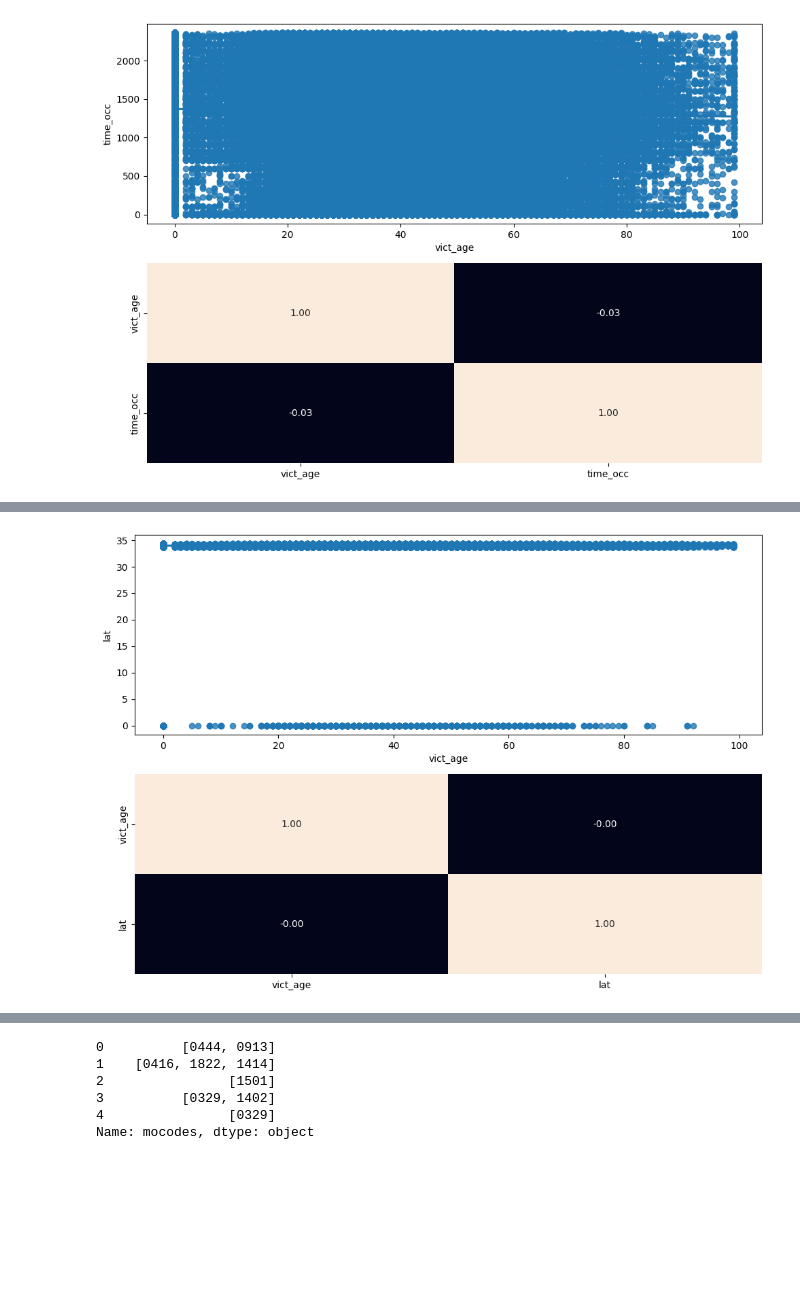
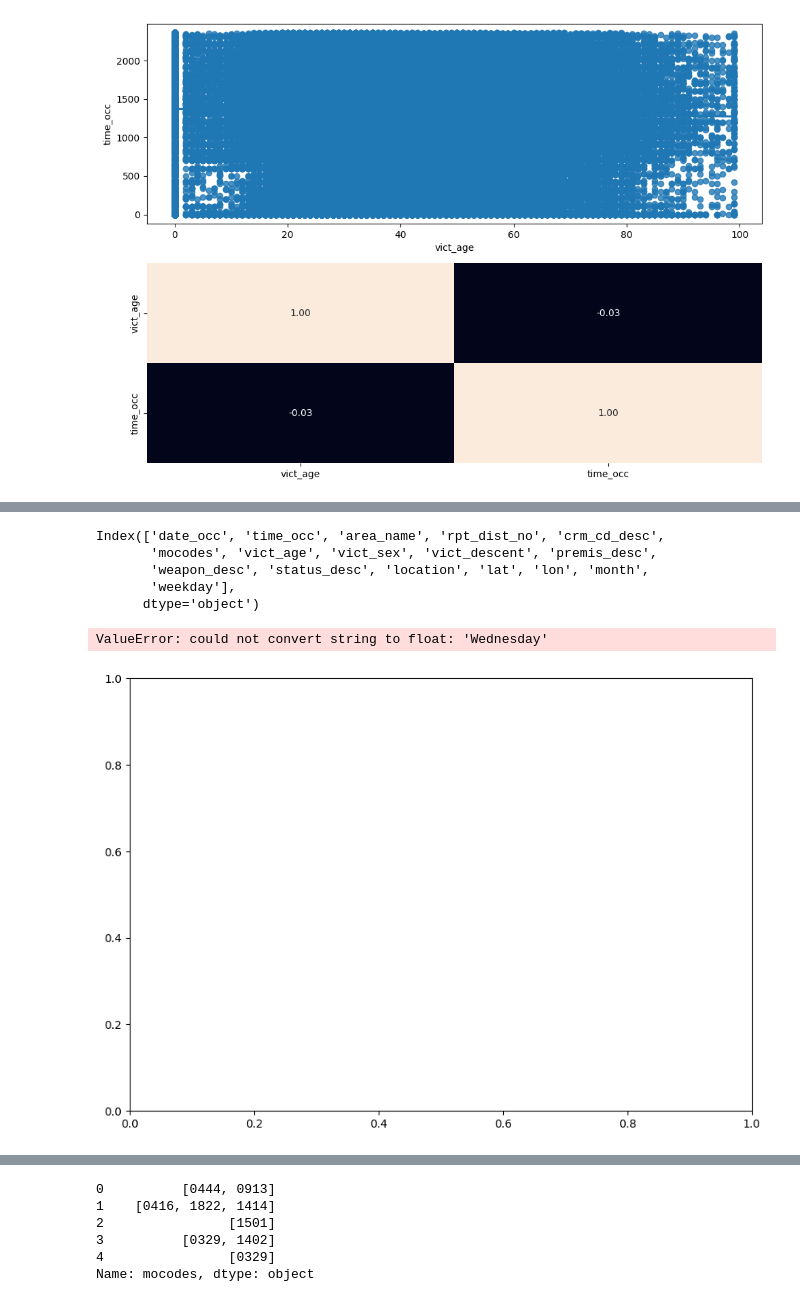
Before and after one commit to LAFG16/final_proyect_crime, a Jupyter notebook: src/04. EDA Crime Data.ipynb, the cells around one changed output, grey strips where cells are left out. Cells and saved outputs as stored; diff of their text form; code cells hidden in the pictures; blank space fills up the shorter version.

```diff
--- a/src/04. EDA Crime Data.ipynb
+++ b/src/04. EDA Crime Data.ipynb
@@ -395,0 +532,2 @@ plt.show()
+# %%
+total_data = total_data.reset_index(drop=True)
@@ -395,0 +554,5 @@ plt.show()
+# %%
+total_data["vict_sex"].fillna("X", inplace = True)
+total_data["vict_descent"].fillna("Z", inplace = True)
+# %%
+total_data.dropna(subset=["premis_desc"], inplace = True)
@@ -395,0 +579,2 @@ plt.show()
+# %%
+total_data = total_data.loc[total_data["vict_age"] > 0].copy()
@@ -396,14 +646,22 @@ plt.show()
+# %%
+total_data.columns
+# %% [output]
+Index(['date_occ', 'time_occ', 'area_name', 'rpt_dist_no', 'crm_cd_desc',
+       'mocodes', 'vict_age', 'vict_sex', 'vict_descent', 'premis_desc',
+       'weapon_desc', 'status_desc', 'location', 'lat', 'lon', 'month',
+       'weekday'],
+      dtype='object')
 # %%
-fig, axis = plt.subplots(2, figsize = (10, 7))
+fig, axis = plt.subplots(figsize = (10, 7))
 
-# Create a multiple scatter diagram
-sns.regplot(ax = axis[0], data = total_data, x = "vict_age", y = "lat")
-sns.heatmap(total_data[["vict_age", "lat"]].corr(), annot = True, fmt = ".2f", ax = axis[1], cbar = False)
+sns.heatmap(total_data[['date_occ', 'time_occ', 'area_name', 'rpt_dist_no', 'crm_cd_desc',
+        'vict_age', 'vict_sex', 'vict_descent', 'premis_desc',
+       'weapon_desc', 'status_desc', 'location', 'lat', 'lon', 'month',
+       'weekday']].corr(), annot = True, fmt = ".2f")
 
-# Adjust the layout
 plt.tight_layout()
 
-# Show the plot
 plt.show()
 # %% [output]
+ValueError: could not convert string to float: 'Wednesday'
-[figure, old version]
+[figure, new version]
```
Also changed, not shown: parts of 43 cells of this notebook, 1 other file.
